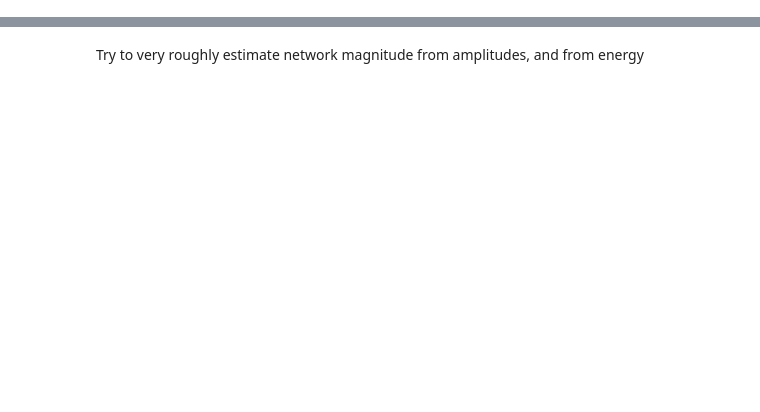
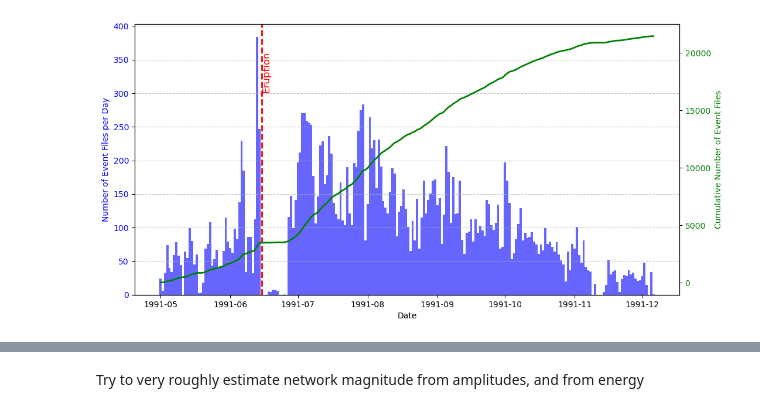
Before and after one commit to gthompson/Pinatubo1991SeismicData, a Jupyter notebook: scripts/13_pinatubo_mastering.ipynb, the cells around one changed output, grey strips where cells are left out. Cells and saved outputs as stored; diff of their text form; code cells hidden in the pictures; blank space fills up the shorter version.

```diff
--- a/scripts/13_pinatubo_mastering.ipynb
+++ b/scripts/13_pinatubo_mastering.ipynb
@@ -52,7 +54,7 @@ df_grouped = wfdiscdf.groupby('file_index').first().reset_index()  # Keep unique
 
 # Extract date from starttime
 #df_grouped['starttime'] = df_grouped['starttime'].apply(lambda x: UTCDateTime(x))  # Convert to date (YYYY-MM-DD)
-df_grouped['date'] = df_grouped['starttime'].apply(lambda x: x.date())  # Convert to date (YYYY-MM-DD)
+df_grouped['date'] = df_grouped['starttime'].apply(lambda x: x.date)  # Convert to date (YYYY-MM-DD)
 
 # Count unique events per day
 daily_counts = df_grouped['date'].value_counts().sort_index()
@@ -68,30 +70,32 @@ ax1.bar(daily_counts.index, daily_counts.values, color='blue', alpha=0.6, width=
 ax1.set_xlabel("Date")
 ax1.set_ylabel("Number of Event Files per Day", color='blue')
 ax1.tick_params(axis='y', labelcolor='blue')
 #ax1.set_title("Number of Unique Events per Day and Cumulative Count")
 
 # Create second y-axis for cumulative events
 ax2 = ax1.twinx()
 ax2.plot(cumulative_counts.index, cumulative_counts.values, color='green', linestyle='-', linewidth=2, label='Cumulative Events')
 ax2.set_ylabel("Cumulative Number of Event Files", color='green')
 ax2.tick_params(axis='y', labelcolor='green')
 
 # Add vertical dashed red line for eruption
 eruption_time = UTCDateTime("1991-06-15T13:42:00").date
 ax1.axvline(x=eruption_time, color='red', linestyle='--', linewidth=2, label='Eruption')
 
 # Add annotation for eruption
 ax1.text(eruption_time, ax1.get_ylim()[1] * 0.9, "Eruption", color='red', fontsize=12, rotation=90, verticalalignment='top')
 
 # Rotate x-axis labels for better readability
 plt.xticks(rotation=45)
 
 # Grid and legend
 ax1.grid(axis='y', linestyle='--', alpha=0.7)
 #fig.legend(loc="upper left", bbox_to_anchor=(0.1, 0.9))
 
 # Show plot
 plt.show()
 
 t1 = UTCDateTime()
 print(f'grouping took {t1-t0} seconds')
+# %% [output]
+[figure, added]
```
Also changed, not shown: parts of 9 cells of this notebook, 4 other files.
